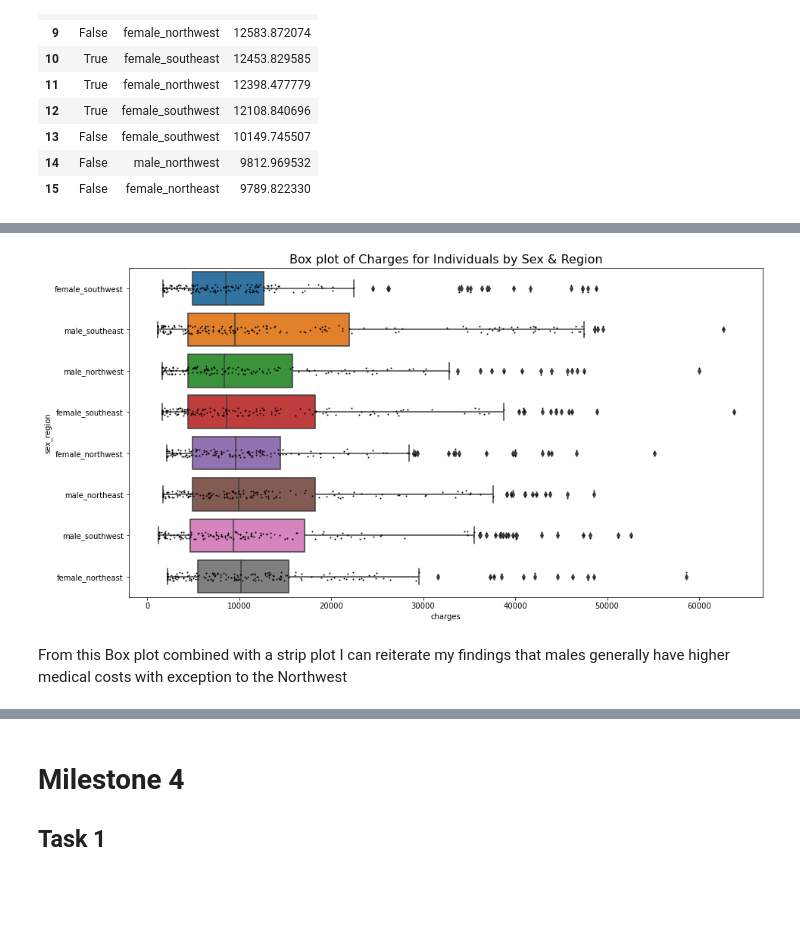
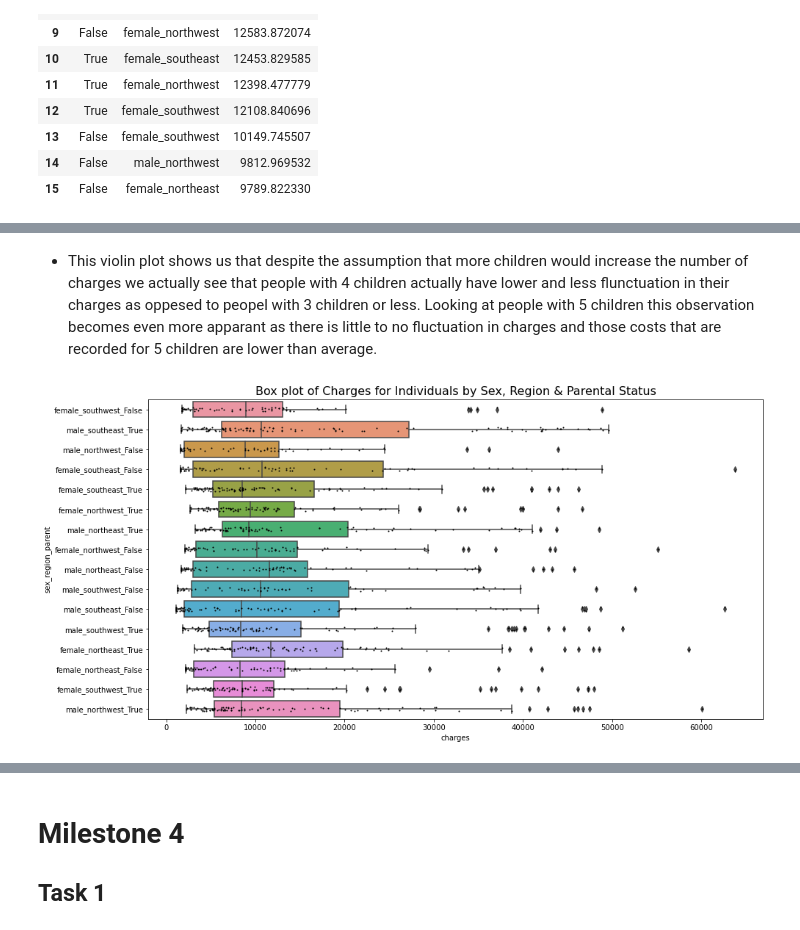
Before and after one commit to ubco-W2022T1-cosc301/project-group45, a Jupyter notebook: notebooks/analysis2.ipynb, the cells around one changed output, grey strips where cells are left out. Drawn from its saved outputs; the diff is of its cells as text; code cells hidden in the pictures; blank space fills up the shorter version.

```diff
--- a/notebooks/analysis2.ipynb
+++ b/notebooks/analysis2.ipynb
@@ -252,13 +295,15 @@ Once we include the status of these individuals as parents to our above table we
+# %% [markdown]
+- This violin plot shows us that despite the assumption that more children would increase the number of charges we actually see that people with 4 children actually have lower and less flunctuation in their charges as oppesed to peopel with 3 children or less. Looking at people with 5 children this observation becomes even more apparant as there is little to no fluctuation in charges and those costs that are recorded for 5 children are lower than average.
 # %%
+df_final = pd.read_csv("../data/processed/sex_region_parent.csv")
+
 plt.figure(figsize=(15,8))
 plt.ylabel('Sex & Region')
 plt.xlabel('Charges')
-plt.title('Box plot of Charges for Individuals by Sex & Region', fontsize=16)
-sns.stripplot(data=df, y='sex_region', x='charges', color= 'black', size=2,)
-sns.boxplot(data=df, y='sex_region', x='charges')
+plt.title('Box plot of Charges for Individuals by Sex, Region & Parental Status', fontsize=16)
+sns.stripplot(data=df_final, y='sex_region_parent', x='charges', color= 'black', size=2,)
+sns.boxplot(data=df_final, y='sex_region_parent', x='charges')
 
 plt.show()
 # %% [output]
-[figure, old version]
+[figure, new version]
-# %% [markdown]
-From this Box plot combined with a strip plot I can reiterate my findings that males generally have higher medical costs with exception to the Northwest
```
Also changed, not shown: parts of 9 cells of this notebook, 1 other file.
